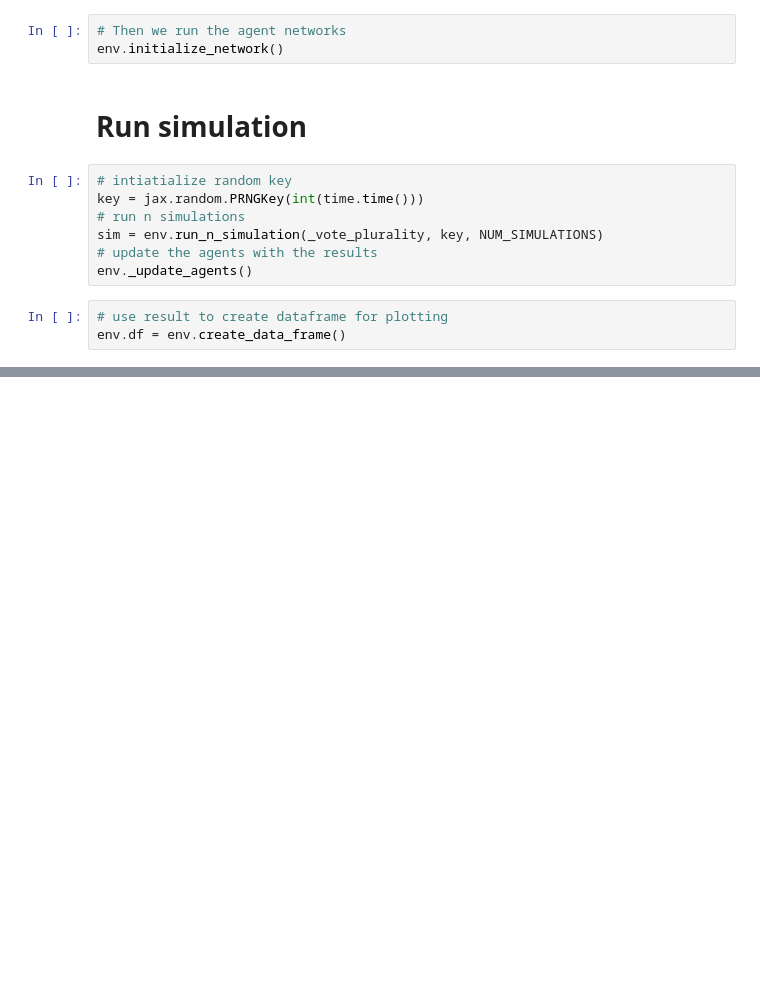
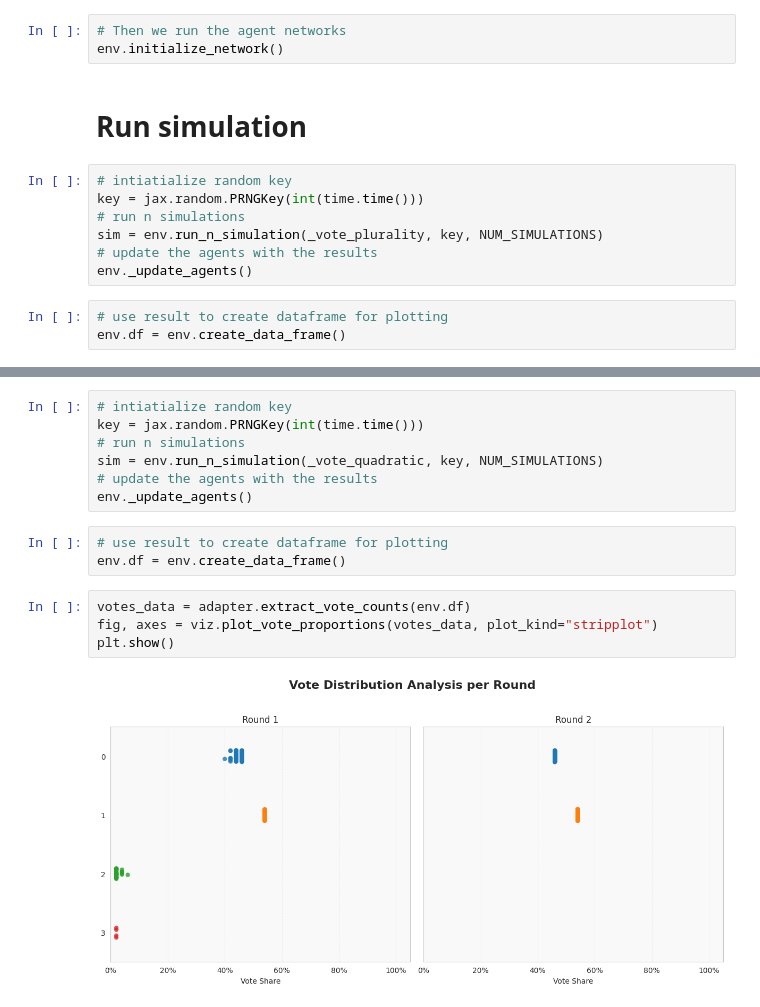
Before and after one commit to centre-for-humanities-computing/european-city-inference, a Jupyter notebook: notebooks/polarization.ipynb, the cells around one changed output, grey strips where cells are left out. Cells and saved outputs as stored; diff of their text form; blank space fills up the shorter version.

```diff
--- a/notebooks/polarization.ipynb
+++ b/notebooks/polarization.ipynb
@@ -122,0 +124,16 @@ plt.show()
+# %%
+# intiatialize random key
+key = jax.random.PRNGKey(int(time.time()))
+# run n simulations
+sim = env.run_n_simulation(_vote_quadratic, key, NUM_SIMULATIONS)
+# update the agents with the results
+env._update_agents()
+# %%
+# use result to create dataframe for plotting
+env.df = env.create_data_frame()
+# %%
+votes_data = adapter.extract_vote_counts(env.df)
+fig, axes = viz.plot_vote_proportions(votes_data, plot_kind="stripplot")
+plt.show()
+# %% [output]
+[figure, added]
```
Also changed, not shown: parts of 5 cells of this notebook, 17 other files.
